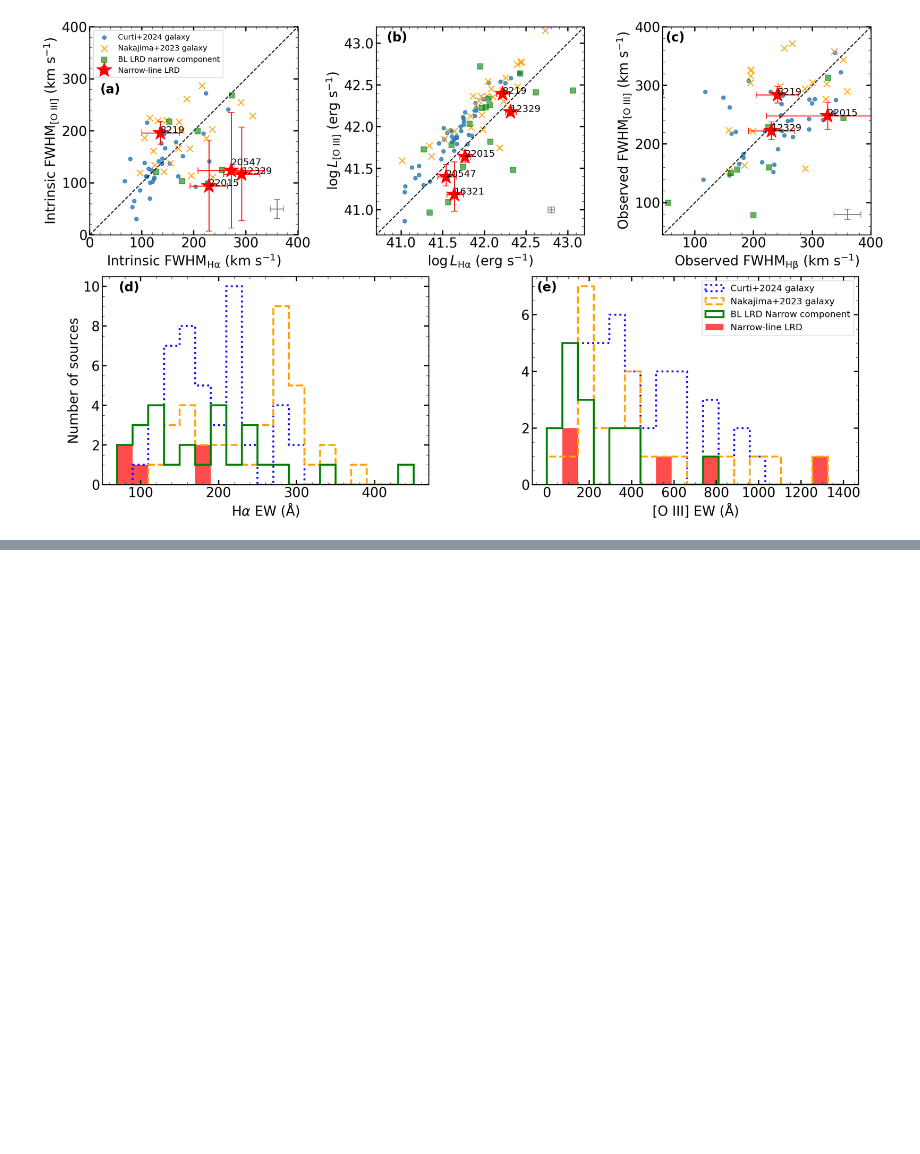
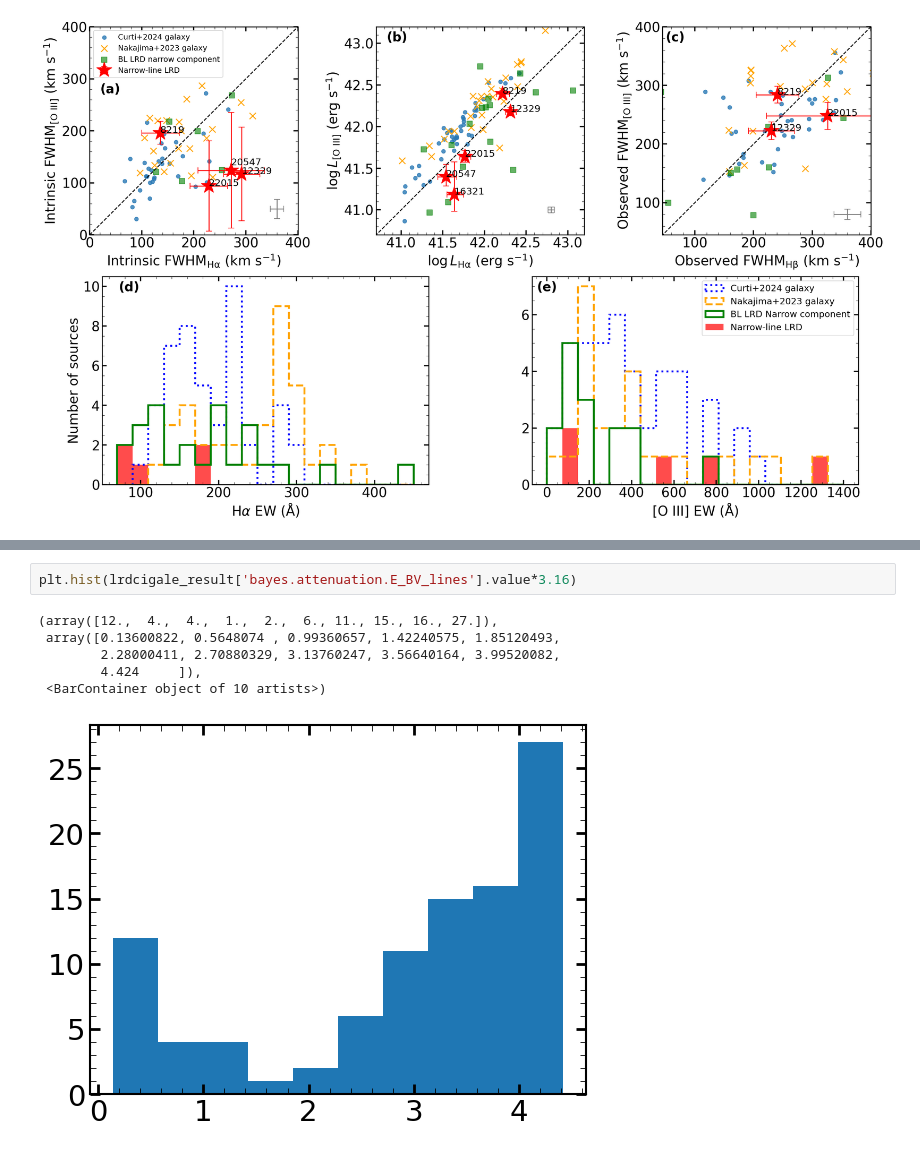
Before and after one commit to Zijian-astro/NL-LRD-2025-Data, a Jupyter notebook: Code/property_compare.ipynb, the cells around one changed output, grey strips where cells are left out. Drawn from its saved outputs; the diff is of its cells as text; blank space fills up the shorter version.

```diff
--- a/Code/property_compare.ipynb
+++ b/Code/property_compare.ipynb
@@ -1246,0 +1281,9 @@ plt.savefig('../Figure/Ha_OIII_FWHM_compare.pdf', dpi=300, bbox_inches='tight')
+# %%
+plt.hist(lrdcigale_result['bayes.attenuation.E_BV_lines'].value*3.16)
+# %% [output]
+(array([12.,  4.,  4.,  1.,  2.,  6., 11., 15., 16., 27.]),
+ array([0.13600822, 0.5648074 , 0.99360657, 1.42240575, 1.85120493,
+        2.28000411, 2.70880329, 3.13760247, 3.56640164, 3.99520082,
+        4.424     ]),
+ <BarContainer object of 10 artists>)
+[figure, added]
```
Also changed, not shown: parts of 18 cells of this notebook, 30 other files.
